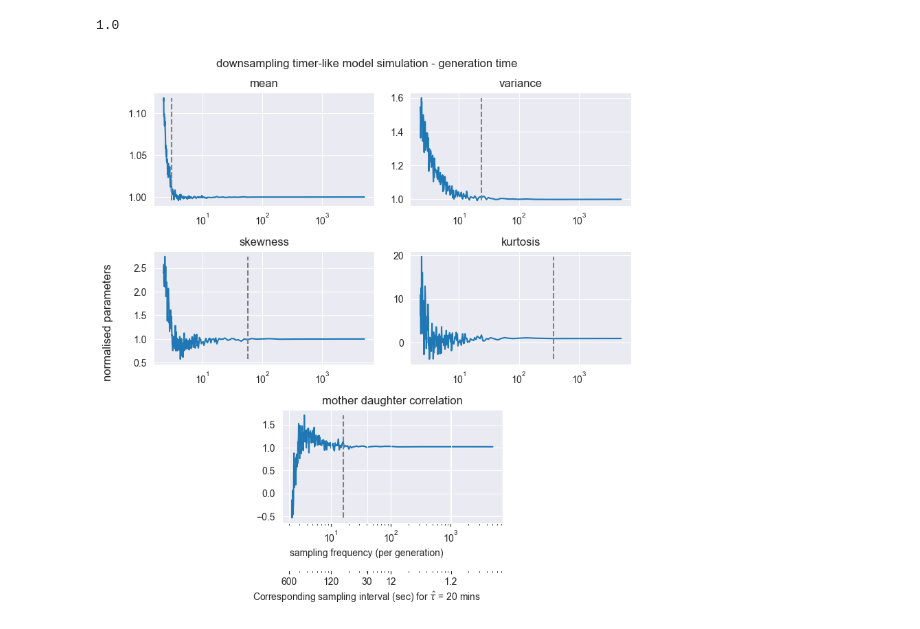
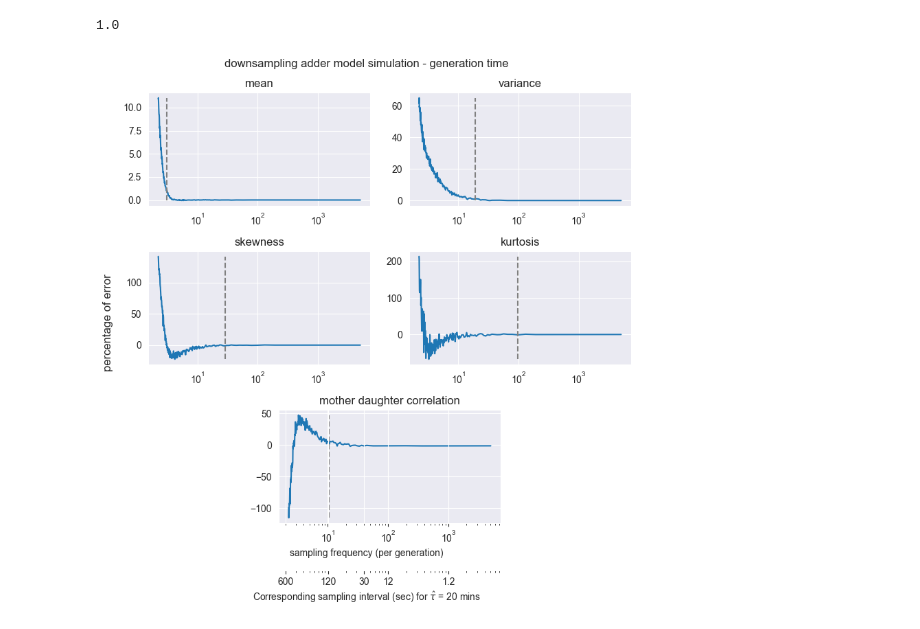
Before and after one commit to erezli/PyEcoLib, a Jupyter notebook: test1.ipynb, the cells around one changed output. Saved outputs shown, nothing was run; the diff lists cells and outputs as text; code cells hidden in the pictures.

```diff
--- a/test1.ipynb
+++ b/test1.ipynb
@@ -118,0 +170,8 @@ plt.show()
+# %%
+plt.show()
+cell_num = 150
+ds = down_sample(data1, n=2000)  # 8min interval
+idx = find_division(ds, cell_num)
+plt.plot(ds.iloc[:, 0], ds.iloc[:, cell_num])
+plt.plot(ds.iloc[:, 0].to_numpy()[idx], ds.iloc[:, cell_num].to_numpy()[idx], 'ro')
+plt.show()
@@ -165,6 +276,7 @@ kur2_est = []
 
 c_est = []
 fitness_est = []
+lamb_est = []
 
 true_div_times = [x for i in range(ncells) for x in get_prop(data1, i+1)]
 for t in time_res:
@@ -200,6 +312,17 @@ for t in time_res:
     mother_daughter_c = slope
     c_est.append(mother_daughter_c)
 
+    b_size = []
+    del_size = []
+    for i in range(ncells):
+        idx = find_division(ds, i)
+        birth_size = ds.iloc[:, i].to_numpy()[idx[:-1] + 1]
+        added_size = ds.iloc[:, i].to_numpy()[idx[1:]] - ds.iloc[:, i].to_numpy()[idx[:-1] + 1]
+        b_size.extend(birth_size)
+        del_size.extend(added_size)
+    slope1, _, __, ___, ____ = linregress(b_size, del_size)
+    lamb_est.append(slope1)
+
     fitness = 2 * np.log(2) / m2 / (1 + np.sqrt(1 - 2 * np.log(2) * v2 / m2**2 * (1 + mother_daughter_c) / (1 - mother_daughter_c)))
     fitness_est.append(fitness)
 
@@ -217,61 +455,71 @@ mosaic = """
     .44.
     """
 axes = fig.subplot_mosaic(mosaic)
-fig.suptitle("downsampling timer-like model simulation - generation time")
-axes['0'].plot(mean_true[0]/time_res, mean_est/mean_true[0], label="est")
+fig.suptitle("downsampling adder model simulation - generation time")
+# axes['0'].plot(mean_true[0]/time_res, mean_est/mean_true[0], label="est")
+axes['0'].plot(mean_true[0]/time_res, (mean_est/mean_true[0] - 1)*100, label="est")
 axes['0'].set_xscale("log")
 idx1 = xunder(abs(mean_est/mean_true[0] - 1), 0.01)
-axes['0'].vlines(mean_true[0]/time_res[idx1], min(mean_est/mean_true[0]), max(mean_est/mean_true[0]), color='0.5', linestyles='dashed')
+axes['0'].vlines(mean_true[0]/time_res[idx1], min((mean_est/mean_true[0] - 1)*100), max((mean_est/mean_true[0] - 1)*100),
+                 color='0.5', linestyles='dashed')
 axes['0'].set_title("mean")
 
-axes['1'].plot(mean_true[0]/time_res, var_est/var_true[0], label="est")
+# axes['1'].plot(mean_true[0]/time_res, var_est/var_true[0], label="est")
+axes['1'].plot(mean_true[0]/time_res, (var_est/var_true[0] - 1)*100, label="est")
 axes['1'].set_xscale("log")
 idx2 = xunder(abs(var_est/var_true[0] - 1), 0.01)
-axes['1'].vlines(mean_true[0]/time_res[idx2], min(var_est/var_true[0]), max(var_est/var_true[0]), color='0.5', linestyles='dashed')
+axes['1'].vlines(mean_true[0]/time_res[idx2], min((var_est/var_true[0] - 1)*100), max((var_est/var_true[0] - 1)*100),
+                 color='0.5', linestyles='dashed')
 axes['1'].set_title("variance")
 
-axes['2'].plot(mean_true[0]/time_res, np.array(sk_est)/sk_true[0], label="est")
+# axes['2'].plot(mean_true[0]/time_res, np.array(sk_est)/sk_true[0], label="est")
+axes['2'].plot(mean_true[0]/time_res, (np.array(sk_est)/sk_true[0] - 1)*100, label="est")
 print((np.array(sk_est)/sk_true[0])[0])
 axes['2'].set_xscale("log")
 idx3 = xunder(abs(np.array(sk_est)/sk_est[0] - 1), 0.01, filt=False)
-axes['2'].vlines(mean_true[0]/time_res[idx3], min(np.array(sk_est)/sk_true[0]), max(np.array(sk_est)/sk_true[0]), color='0.5', linestyles='dashed')
+axes['2'].vlines(mean_true[0]/time_res[idx3], min((np.array(sk_est)/sk_true[0] - 1)*100), max((np.array(sk_est)/sk_true[0] - 1)*100),
+                 color='0.5', linestyles='dashed')
 axes['2'].set_title("skewness")
 
-axes['3'].plot(mean_true[0]/time_res, np.array(kur_est)/kur_true[0], label="est")
+# axes['3'].plot(mean_true[0]/time_res, np.array(kur_est)/kur_true[0], label="est")
+axes['3'].plot(mean_true[0]/time_res, (np.array(kur_est)/kur_true[0] - 1)*100, label="est")
 axes['3'].set_xscale("log")
 idx4 = xunder(abs(np.array(kur_est)/kur_est[0]- 1), 0.01, filt=False)
-axes['3'].vlines(mean_true[0]/time_res[idx4], min(np.array(kur_est)/kur_true[0]), max(np.array(kur_est)/kur_true[0]), color='0.5', linestyles='dashed')
+axes['3'].vlines(mean_true[0]/time_res[idx4], min((np.array(kur_est)/kur_true[0] - 1)*100), max((np.array(kur_est)/kur_true[0] - 1)*100),
+                 color='0.5', linestyles='dashed')
 axes['3'].set_title("kurtosis")
-#
-axes['4'].plot(mean_true[0]/time_res, np.array(c_est)/true_c, label="est")
+
+# axes['4'].plot(mean_true[0]/time_res, np.array(c_est)/true_c, label="est")
+axes['4'].plot(mean_true[0]/time_res, (np.array(c_est)/true_c - 1)*100, label="est")
 axes['4'].set_xscale("log")
 idx5 = xunder(abs(np.array(c_est)/true_c - 1), 0.05)
-axes['4'].vlines(mean_true[0]/time_res[idx5], min(np.array(c_est)/true_c), max(np.array(c_est)/true_c), color='0.5', linestyles='dashed')
+axes['4'].vlines(mean_true[0]/time_res[idx5], min((np.array(c_est)/true_c - 1)*100), max((np.array(c_est)/true_c - 1)*100),
+                 color='0.5', linestyles='dashed')
 axes['4'].set_title("mother daughter correlation")
 
 fig.text(0.5, 0.08, 'sampling frequency (per generation)', ha='center', va='center')
-fig.supylabel("normalised parameters")
+fig.supylabel("percentage of error")
 fig.text(0.5, 0, r'Corresponding sampling interval (sec) for $\hat{\tau}$ = 20 mins', ha='center', va='center')
 
 ax20 = axes['4'].twiny()
 ax20.set_xscale("log")
 newlabel = [600,120,30,12,1.2] # labels of the xticklabels: the position in the new x-axis
 t2f = lambda t: mean_true[0]/(t/60) # convert function: from Kelvin to Degree Celsius
 newpos   = [t2f(t) for t in newlabel]   # position of the xticklabels in the old x-axis
 ax20.set_xticks(newpos)
 ax20.set_xticklabels(newlabel)
 
 ax20.xaxis.set_ticks_position('bottom') # set the position of the second x-axis to bottom
 ax20.xaxis.set_label_position('bottom') # set the position of the second x-axis to bottom
 ax20.spines['bottom'].set_position(('outward', 50))
 # ax20.set_xlabel(r'Corresponding sampling interval (sec) for $\hat{\tau}$ = 20 mins')
 ax20.set_xlim(axes['4'].get_xlim())
 
 plt.tight_layout()
 plt.show()
 # %% [output]
 1.0
-[figure, old version]
+[figure, new version]
 # %%
 # ncells = 5
 # doubling_time = 20 #min
```
Also changed, not shown: parts of 14 cells of this notebook.
